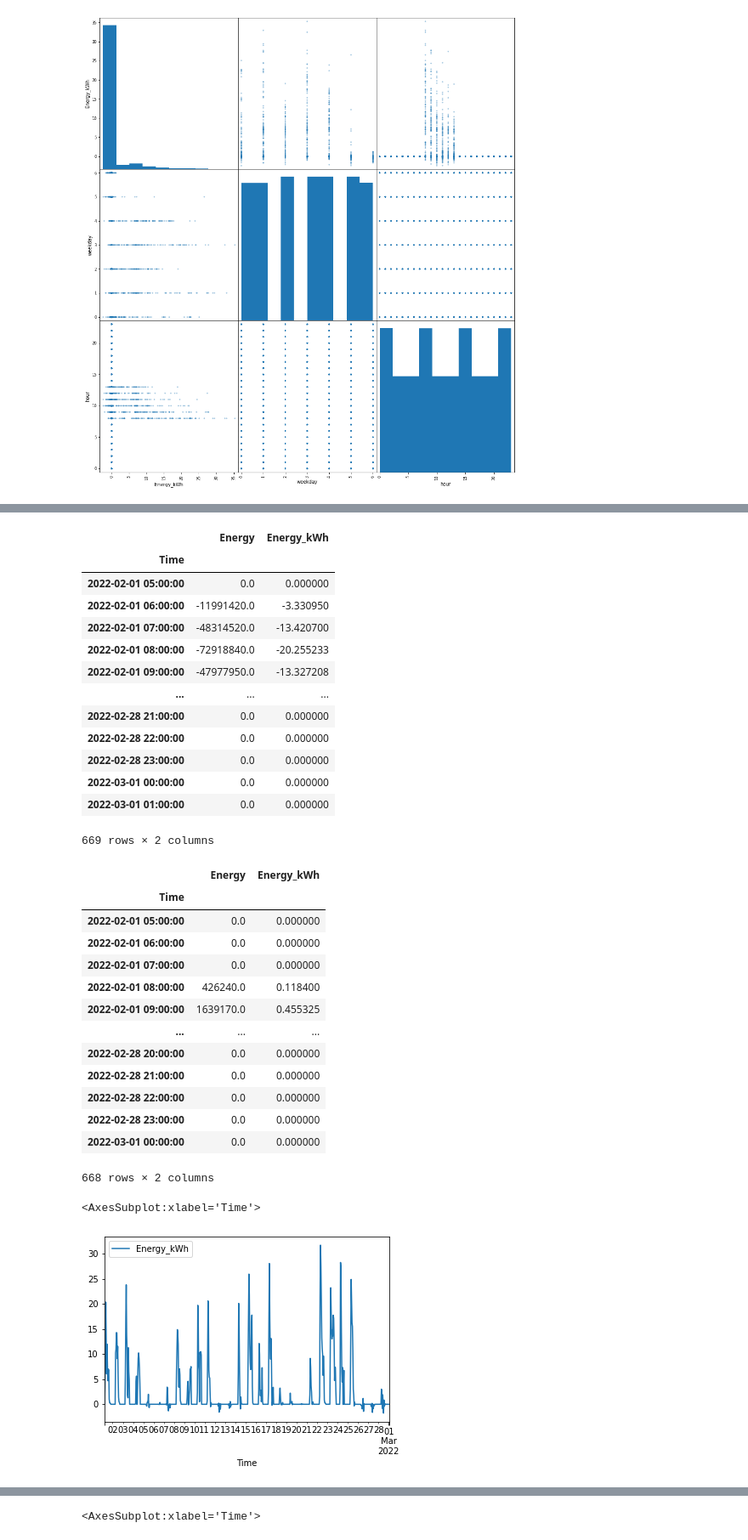
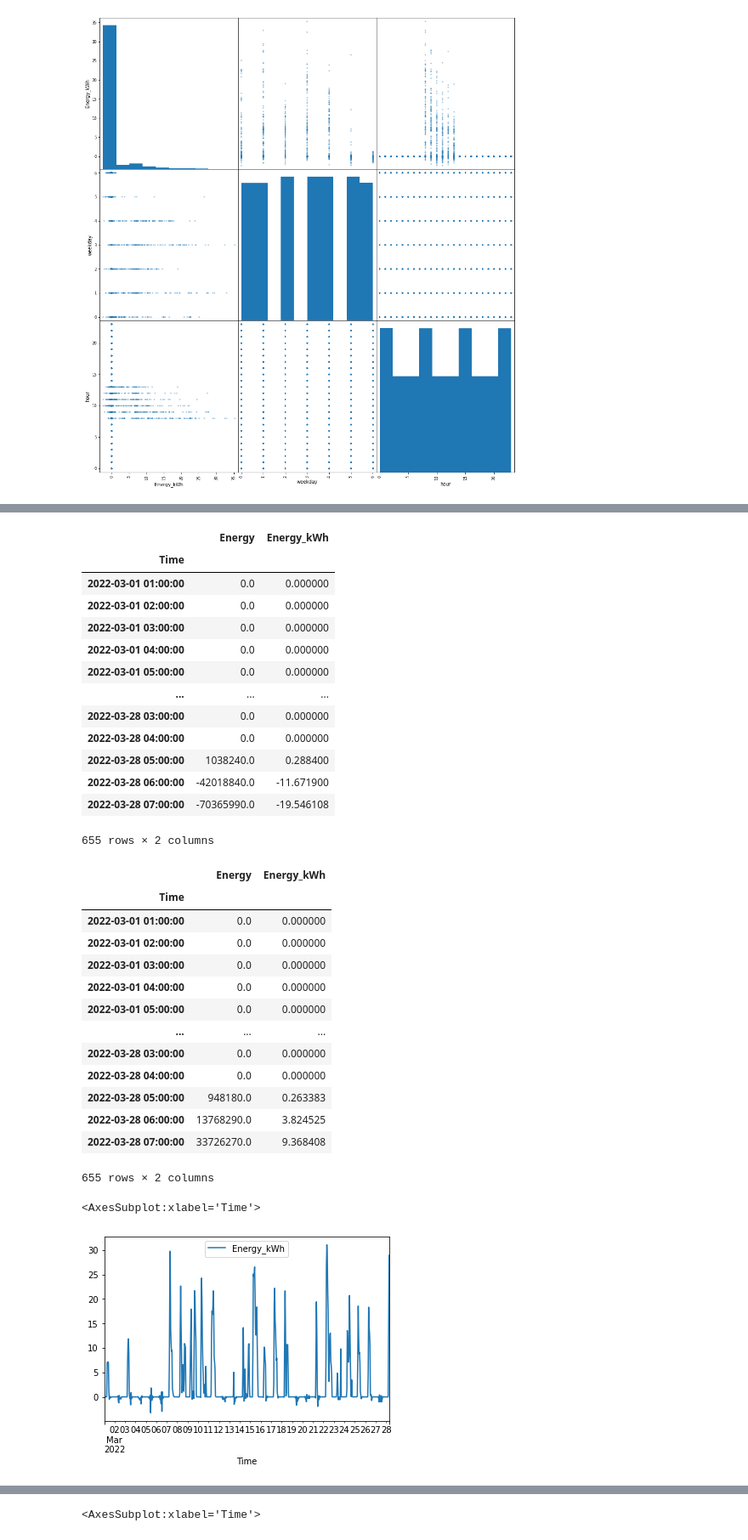
Before and after one commit to hancse/han_microgrid_lab, a Jupyter notebook: ChargingDemandPrediction/DataGrid.ipynb, the cells around one changed output, grey strips where cells are left out. Shown at 85% size. Saved outputs shown, nothing was run; the diff lists cells and outputs as text; code cells hidden in the pictures.

```diff
--- a/ChargingDemandPrediction/DataGrid.ipynb
+++ b/ChargingDemandPrediction/DataGrid.ipynb
@@ -421,41 +424,41 @@ Charge_hourly_Pred.plot(y=['Energy_kWh', 'prediction'], figsize=(150,6))
 # %%
-Grid0322 = pd.read_csv(r'../../Data_HAN/Data_csv/Grid_030122.csv')
-PV0322 = pd.read_csv(r'../../Data_HAN/Data_csv/PV_030122.csv')
+Grid0422 = pd.read_csv(r'../../Data_HAN/Data_csv/Grid_040122.csv')
+PV0422 = pd.read_csv(r'../../Data_HAN/Data_csv/PV_040122.csv')
 # %%
-Grid0322_hourly = extract_data(Grid0322)
-PV0322_hourly = extract_data(PV0322)
+Grid0422_hourly = extract_data(Grid0422)
+PV0422_hourly = extract_data(PV0422)
 # %%
-Grid0322_hourly
+Grid0422_hourly
 # %% [output]
 |  | Energy | Energy_kWh |
 | Time |  |  |
-| 2022-02-01 05:00:00 | 0.0 | 0.000000 |
-| 2022-02-01 06:00:00 | -11991420.0 | -3.330950 |
-| 2022-02-01 07:00:00 | -48314520.0 | -13.420700 |
-| 2022-02-01 08:00:00 | -72918840.0 | -20.255233 |
-| 2022-02-01 09:00:00 | -47977950.0 | -13.327208 |
+| 2022-03-01 01:00:00 | 0.0 | 0.000000 |
+| 2022-03-01 02:00:00 | 0.0 | 0.000000 |
+| 2022-03-01 03:00:00 | 0.0 | 0.000000 |
+| 2022-03-01 04:00:00 | 0.0 | 0.000000 |
+| 2022-03-01 05:00:00 | 0.0 | 0.000000 |
 | ... | ... | ... |
-| 2022-02-28 21:00:00 | 0.0 | 0.000000 |
-| 2022-02-28 22:00:00 | 0.0 | 0.000000 |
-| 2022-02-28 23:00:00 | 0.0 | 0.000000 |
-| 2022-03-01 00:00:00 | 0.0 | 0.000000 |
-| 2022-03-01 01:00:00 | 0.0 | 0.000000 |
+| 2022-03-28 03:00:00 | 0.0 | 0.000000 |
+| 2022-03-28 04:00:00 | 0.0 | 0.000000 |
+| 2022-03-28 05:00:00 | 1038240.0 | 0.288400 |
+| 2022-03-28 06:00:00 | -42018840.0 | -11.671900 |
+| 2022-03-28 07:00:00 | -70365990.0 | -19.546108 |
-669 rows × 2 columns
+655 rows × 2 columns
 # %%
-PV0322_hourly
+PV0422_hourly
 # %% [output]
 |  | Energy | Energy_kWh |
 | Time |  |  |
-| 2022-02-01 05:00:00 | 0.0 | 0.000000 |
-| 2022-02-01 06:00:00 | 0.0 | 0.000000 |
-| 2022-02-01 07:00:00 | 0.0 | 0.000000 |
-| 2022-02-01 08:00:00 | 426240.0 | 0.118400 |
-| 2022-02-01 09:00:00 | 1639170.0 | 0.455325 |
+| 2022-03-01 01:00:00 | 0.0 | 0.000000 |
+| 2022-03-01 02:00:00 | 0.0 | 0.000000 |
+| 2022-03-01 03:00:00 | 0.0 | 0.000000 |
+| 2022-03-01 04:00:00 | 0.0 | 0.000000 |
+| 2022-03-01 05:00:00 | 0.0 | 0.000000 |
 | ... | ... | ... |
-| 2022-02-28 20:00:00 | 0.0 | 0.000000 |
-| 2022-02-28 21:00:00 | 0.0 | 0.000000 |
-| 2022-02-28 22:00:00 | 0.0 | 0.000000 |
-| 2022-02-28 23:00:00 | 0.0 | 0.000000 |
-| 2022-03-01 00:00:00 | 0.0 | 0.000000 |
+| 2022-03-28 03:00:00 | 0.0 | 0.000000 |
+| 2022-03-28 04:00:00 | 0.0 | 0.000000 |
+| 2022-03-28 05:00:00 | 948180.0 | 0.263383 |
+| 2022-03-28 06:00:00 | 13768290.0 | 3.824525 |
+| 2022-03-28 07:00:00 | 33726270.0 | 9.368408 |
-668 rows × 2 columns
+655 rows × 2 columns
 # %%
@@ -463,9 +466,9 @@ Grid0322 = Grid0322_hourly.iloc[:668,:]
 # %%
-Charge0322_hourly = Grid0322_hourly[['Energy_kWh']].copy()
-Charge0322_hourly['Energy_kWh'] = PV0322_hourly['Energy_kWh'] - Grid0322_hourly['Energy_kWh']
+Charge0422_hourly = Grid0422_hourly[['Energy_kWh']].copy()
+Charge0422_hourly['Energy_kWh'] = PV0422_hourly['Energy_kWh'] - Grid0422_hourly['Energy_kWh']
 # %%
-Charge0322_hourly.plot()
+Charge0422_hourly.plot()
 # %% [output]
 <AxesSubplot:xlabel='Time'>
-[figure, old version]
+[figure, new version]
 # %%
```
Also changed, not shown: parts of 31 cells of this notebook, 9 other files.
